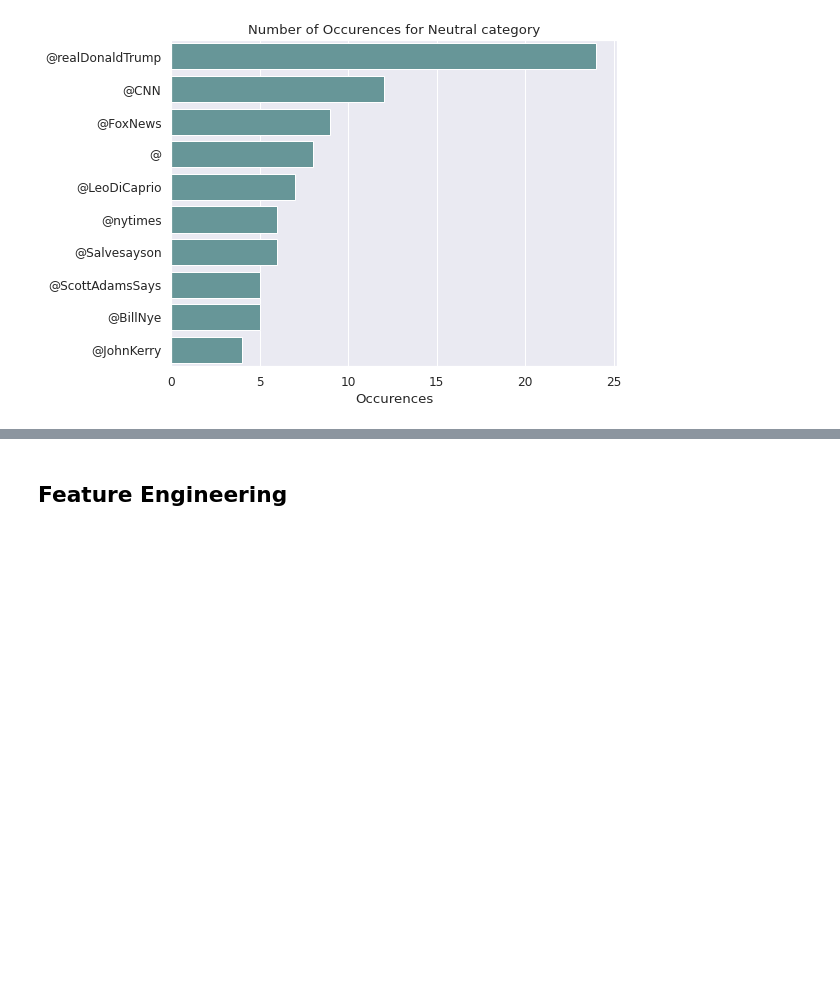
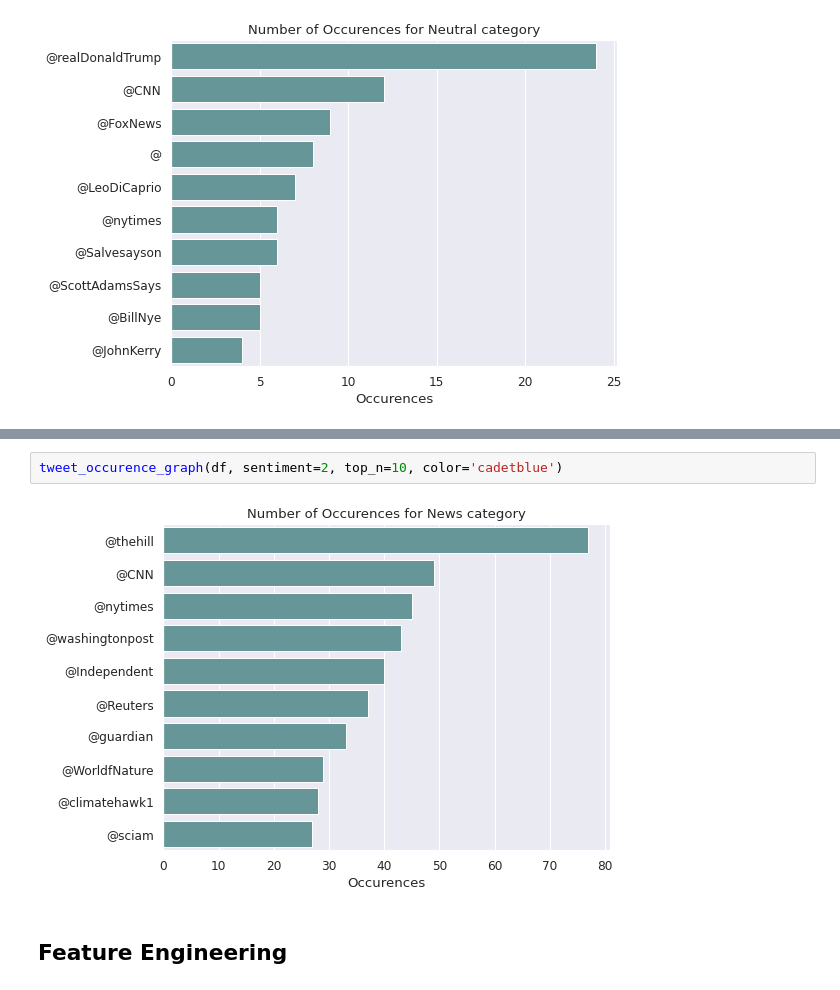
Before and after one commit to FaatimahM/jhb-ss3-classification-Repo, a Jupyter notebook: Classification_submission_file.ipynb, the cells around one changed output, grey strips where cells are left out. Saved outputs shown, nothing was run; the diff lists cells and outputs as text; blank space fills up the shorter version.

```diff
--- a/Classification_submission_file.ipynb
+++ b/Classification_submission_file.ipynb
@@ -363,3 +385,7 @@ tweet_occurence_graph(df, sentiment=0, top_n=10, color='cadetblue')
+# %%
+tweet_occurence_graph(df, sentiment=2, top_n=10, color='cadetblue')
+# %% [output]
+[figure, added]
 # %% [markdown]
 ## Feature Engineering
 # %%
```
Also changed, not shown: parts of 8 cells of this notebook.
